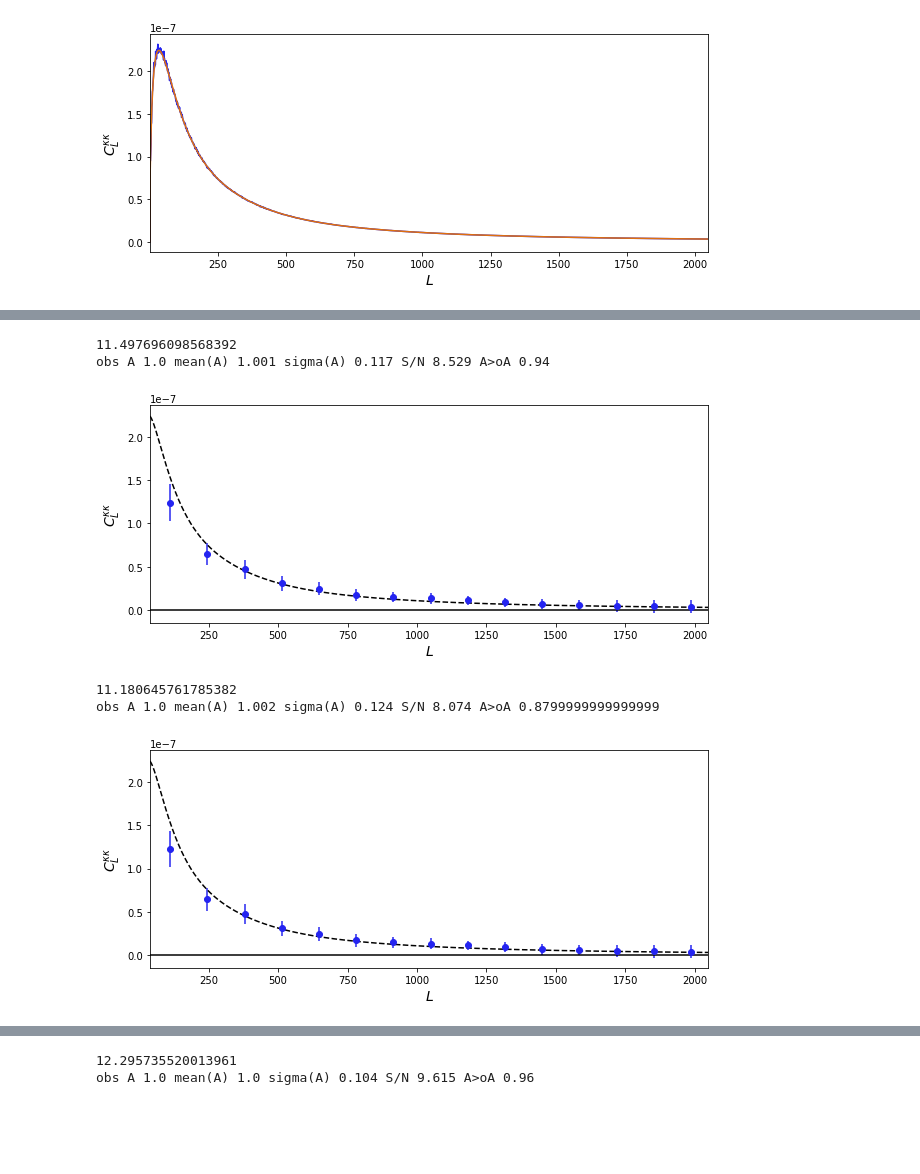
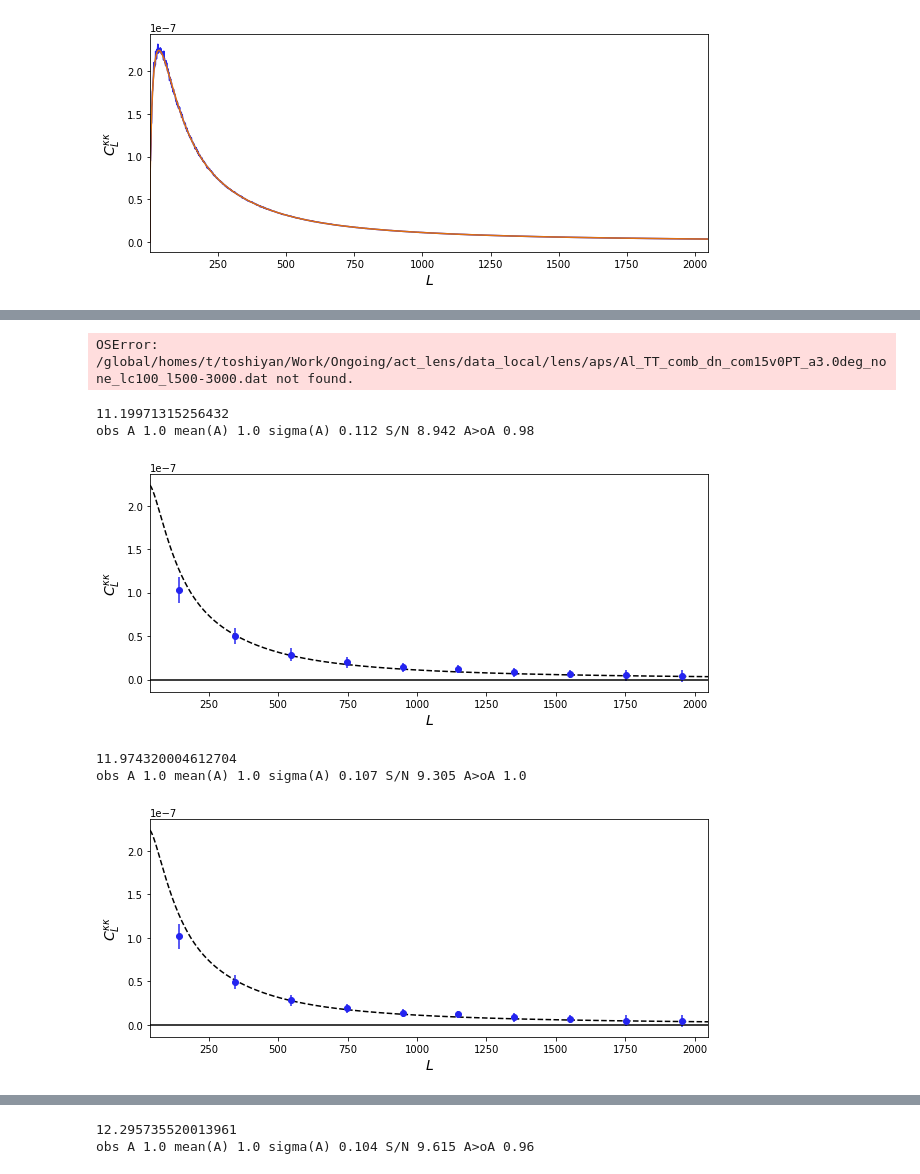
Before and after one commit to ACTCollaboration/Lensing-Daytime, a Jupyter notebook: check_kk_comb-dn.ipynb, the cells around one changed output, grey strips where cells are left out. Saved outputs shown, nothing was run; the diff lists cells and outputs as text; code cells hidden in the pictures; blank space fills up the shorter version.

```diff
--- a/check_kk_comb-dn.ipynb
+++ b/check_kk_comb-dn.ipynb
@@ -6,9 +6,9 @@ warnings.filterwarnings("ignore")
 # %%
 def plot_spec(qobj,rlz=None,cn=1,lmin=40,lmax=2048,bnum=10,output=True):
     mb = bn.multipole_binning(bnum,lmin=lmin,lmax=lmax)
-    Skk, __, nb = local.load_spec(qobj,mb,rlz=rlz,cn=cn,outN0=True)
-    Mkk = np.mean(Skk,axis=0)
-    Vkk = np.std(Skk,axis=0)
+    Mkk, Vkk, Skk, __, nb = local.load_spec(qobj,mb,rlz=rlz,cn=cn,outN0=True)
+    #Mkk = np.mean(Skk,axis=0)
+    #Vkk = np.std(Skk,axis=0)
     print(np.sqrt(np.sum(Mkk**2/Vkk**2)))
     st = ana.amplitude(Mkk,Skk,fcb=None,diag=False,disp=True)
     # plot binned spectrum lin-scale
@@ -33,8 +33,8 @@ def plot_bias(qobj,cn=1):
 # %%
 dirs = local.data_directory()
 qobj, Qobj = {}, {}
-for wtype in ['com16v0pt','com16v3pt','com16v0PT']:
-    aobj = local.init_analysis_params(qid='comb_dn',ascale=3.,wtype=wtype)
+for wtype, ascale in [('com16v0pt',3.),('com16v3pt',3.),('com16v0PT',3.),('iso15V3PT',3.),('iso15v3PT',3.),('com15v0PT',3.)]:
+    aobj = local.init_analysis_params(qid='comb_dn',ascale=ascale,wtype=wtype)
     qobj[wtype] = quad_func.reconstruction(dirs['local'],aobj.ids,stag=aobj.stag,rlmin=500,qlist=['TT'],bhe=['src'])
     Qobj[wtype] = quad_func.reconstruction(dirs['local'],aobj.ids,stag=aobj.stag,rlmin=500,qlist=['TT'])
 # %%
@@ -48,13 +60,17 @@ plot(aobj.l,aobj.ckk)
+# %%
+mb, mkk, vkk, nb = plot_spec(Qobj['com15v0PT'],cn=1,bnum=10)
+# %% [output]
+OSError: /global/homes/t/toshiyan/Work/Ongoing/act_lens/data_local/lens/aps/Al_TT_comb_dn_com15v0PT_a3.0deg_none_lc100_l500-3000.dat not found.
 # %%
-mb, mkk, vkk, nb = plot_spec(qobj['com16v0pt'],cn=1,bnum=15)
+mb, mkk, vkk, nb = plot_spec(qobj['com16v0pt'],cn=1,bnum=10)
 # %% [output]
-11.497696098568392
-obs A 1.0 mean(A) 1.001 sigma(A) 0.117 S/N 8.529 A>oA 0.94
+11.19971315256432
+obs A 1.0 mean(A) 1.0 sigma(A) 0.112 S/N 8.942 A>oA 0.98
-[figure, old version]
+[figure, new version]
 # %%
-mb, mkk, vkk, nb = plot_spec(qobj['com16v0PT'],cn=1,bnum=15)
+mb, mkk, vkk, nb = plot_spec(Qobj['com16v0PT'],cn=1,bnum=10)
 # %% [output]
-11.180645761785382
-obs A 1.0 mean(A) 1.002 sigma(A) 0.124 S/N 8.074 A>oA 0.8799999999999999
+11.974320004612704
+obs A 1.0 mean(A) 1.0 sigma(A) 0.107 S/N 9.305 A>oA 1.0
-[figure, old version]
+[figure, new version]
 # %%
```
Also changed, not shown: parts of 7 cells of this notebook, 19 other files.
